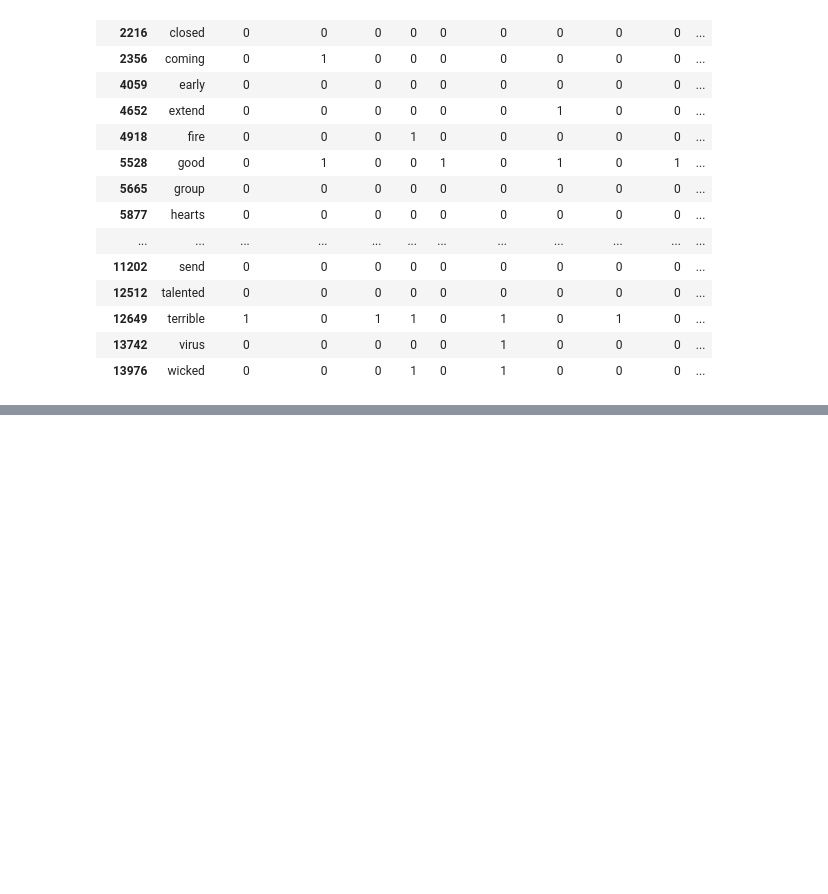
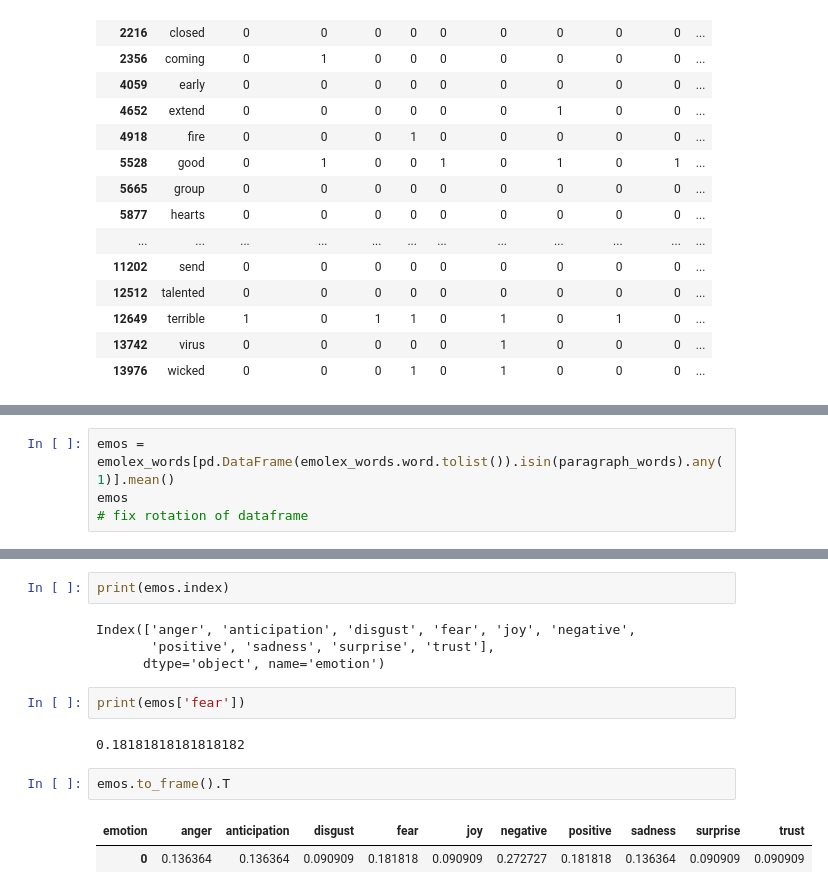
Before and after one commit to brendoncampbell/corona-briefing-tones, a Jupyter notebook: src/emotion.ipynb, the cells around one changed output, grey strips where cells are left out. Drawn from its saved outputs; the diff is of its cells as text; blank space fills up the shorter version.

```diff
--- a/src/emotion.ipynb
+++ b/src/emotion.ipynb
@@ -88,0 +58,4 @@ briefings_df
+# %%
+emos = emolex_words[pd.DataFrame(emolex_words.word.tolist()).isin(paragraph_words).any(1)].mean()
+emos
+# fix rotation of dataframe
@@ -88,0 +75,15 @@ briefings_df
+# %%
+print(emos.index)
+# %% [output]
+Index(['anger', 'anticipation', 'disgust', 'fear', 'joy', 'negative',
+       'positive', 'sadness', 'surprise', 'trust'],
+      dtype='object', name='emotion')
+# %%
+print(emos['fear'])
+# %% [output]
+0.18181818181818182
+# %%
+emos.to_frame().T
+# %% [output]
+| emotion | anger | anticipation | disgust | fear | joy | negative | positive | sadness | surprise | trust |
+| 0 | 0.136364 | 0.136364 | 0.090909 | 0.181818 | 0.090909 | 0.272727 | 0.181818 | 0.136364 | 0.090909 | 0.090909 |
```
Also changed, not shown: parts of 12 cells of this notebook, 6 other files.
